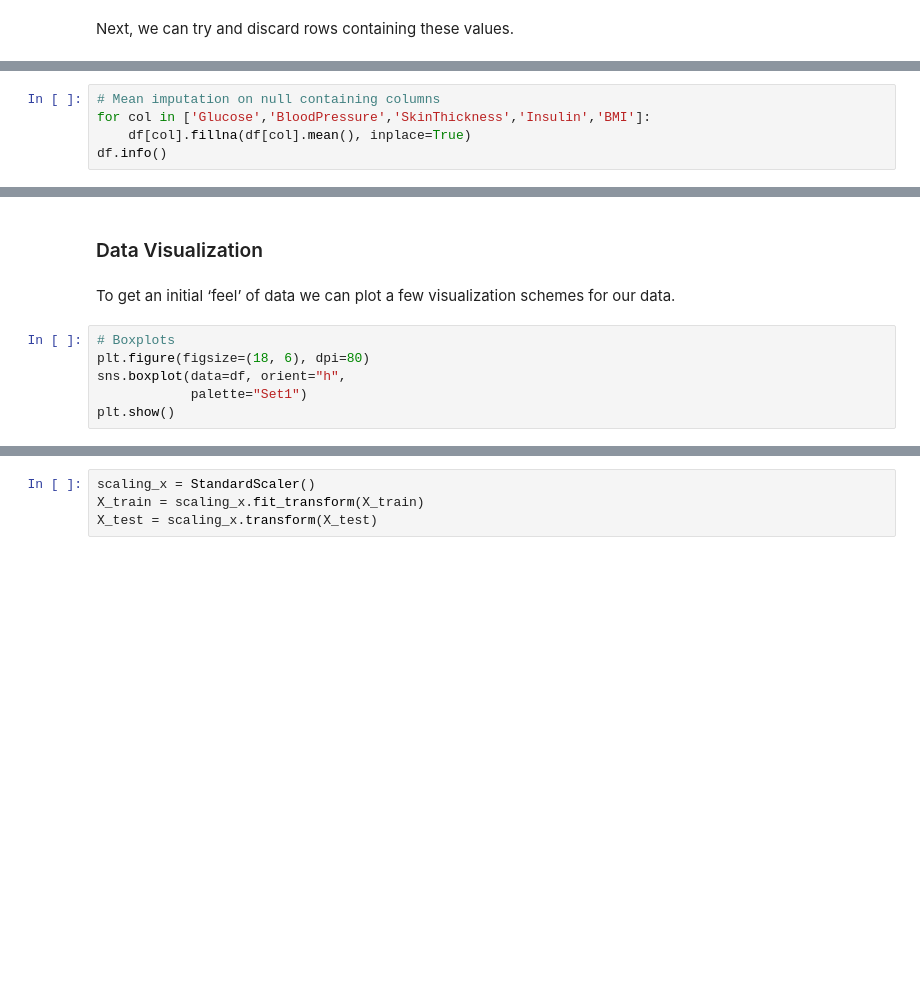
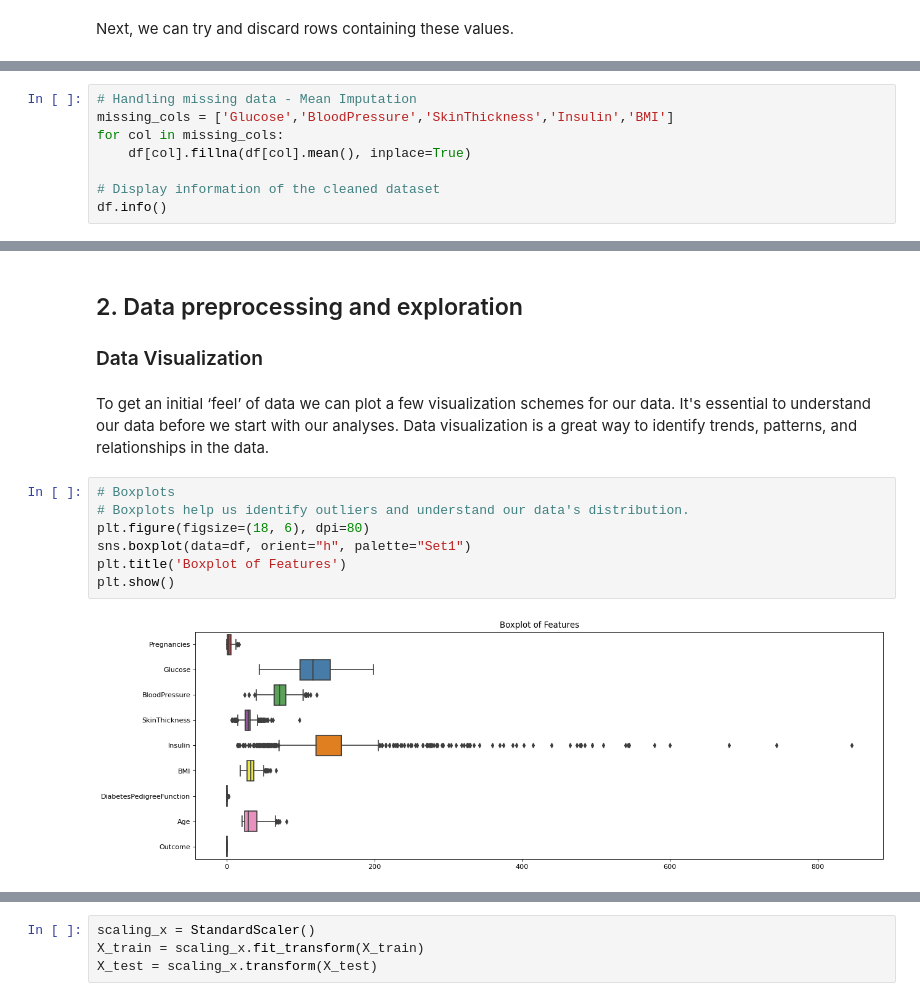
Before and after one commit to daniel-sapo/8400ML-WS, a Jupyter notebook: diabetes-prediction.ipynb, the cells around one changed output, grey strips where cells are left out. Drawn from its saved outputs; the diff is of its cells as text; blank space fills up the shorter version.

```diff
--- a/diabetes-prediction.ipynb
+++ b/diabetes-prediction.ipynb
@@ -77,5 +173,8 @@ Removing all rows containing null values significantly reduced our dataset to on
 # %%
-# Mean imputation on null containing columns
-for col in ['Glucose','BloodPressure','SkinThickness','Insulin','BMI']:
+# Handling missing data - Mean Imputation
+missing_cols = ['Glucose','BloodPressure','SkinThickness','Insulin','BMI']
+for col in missing_cols:
     df[col].fillna(df[col].mean(), inplace=True)
+
+# Display information of the cleaned dataset
 df.info()
@@ -82,12 +198,17 @@ df.info()
 # %% [markdown]
+## 2. Data preprocessing and exploration
 ### Data Visualization
 # %% [markdown]
 To get an initial ‘feel’ of data we can plot a few visualization schemes for our data.
+It's essential to understand our data before we start with our analyses. Data visualization is a great way to identify trends, patterns, and relationships in the data.
 # %%
 # Boxplots
+# Boxplots help us identify outliers and understand our data's distribution.
 plt.figure(figsize=(18, 6), dpi=80)
-sns.boxplot(data=df, orient="h",
-            palette="Set1")
+sns.boxplot(data=df, orient="h", palette="Set1")
+plt.title('Boxplot of Features')
 plt.show()
+# %% [output]
+[figure, added]
 # %%
 # Heatmap correlation
```
Also changed, not shown: parts of 47 cells of this notebook.
